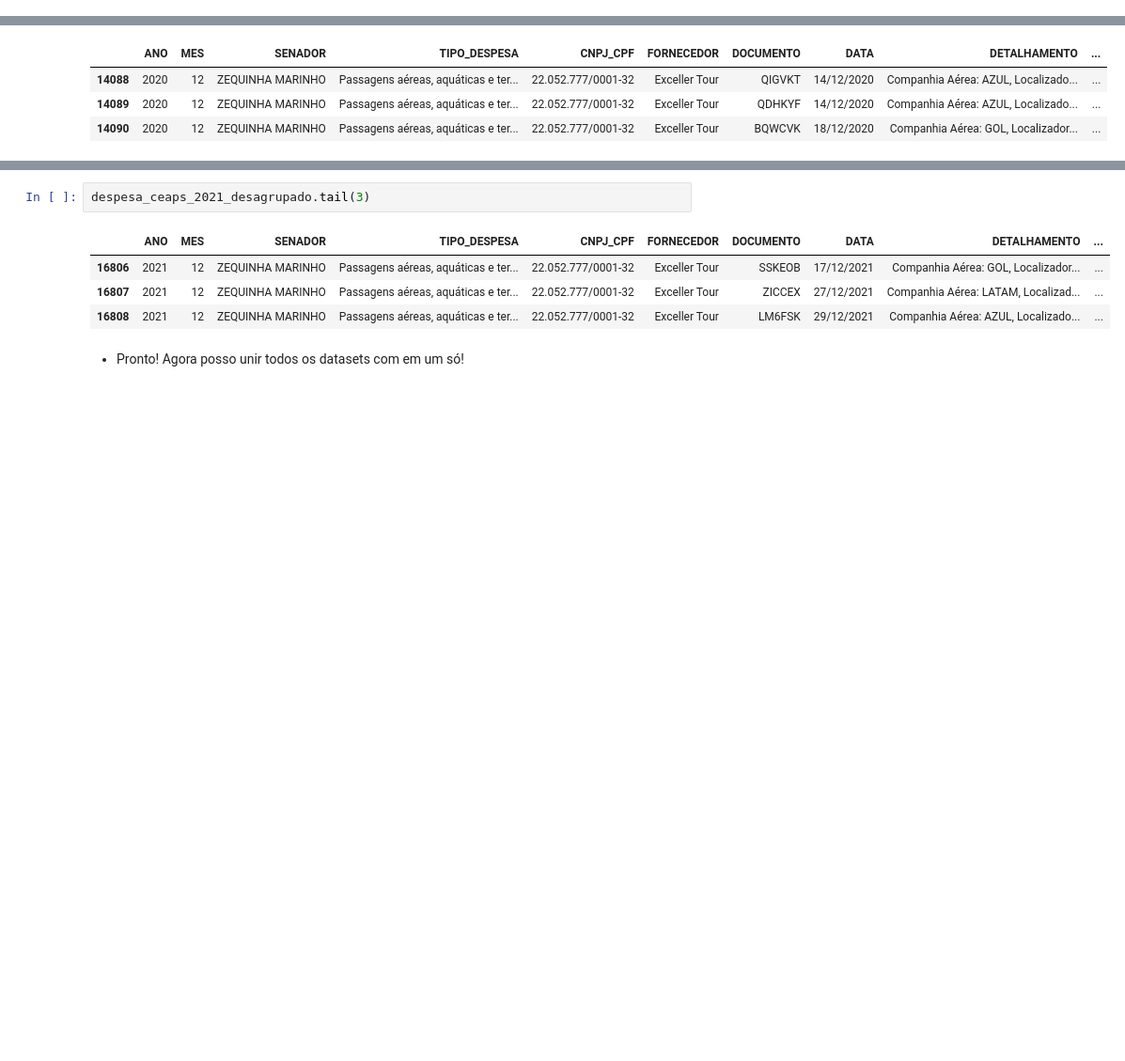
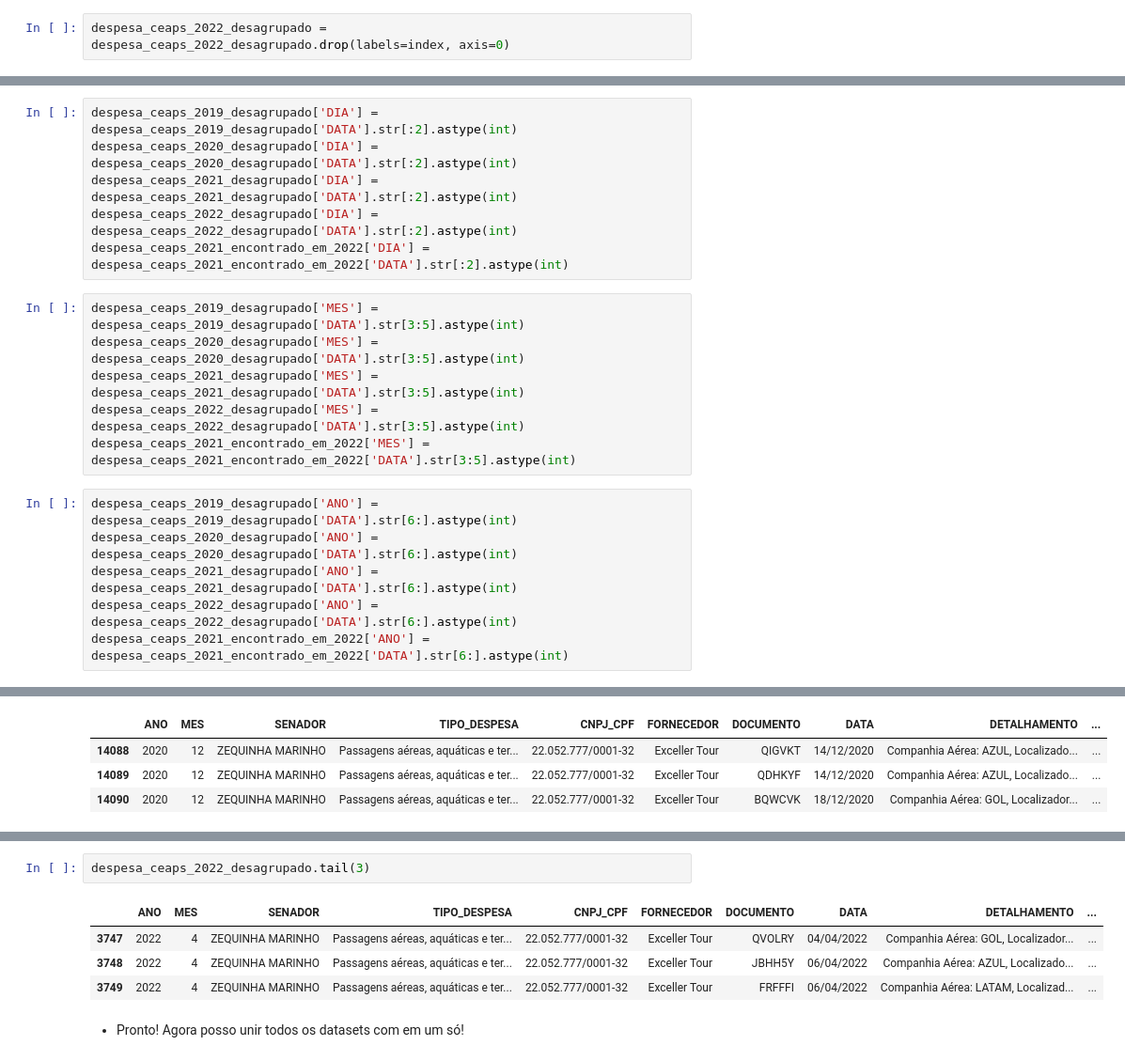
Before and after one commit to brenoakihiromorimoto/portf-lio, a Jupyter notebook: #7DaysOfCode/dia_1_Data_Cleaning_and_Preparation.ipynb, the cells around one changed output, grey strips where cells are left out. Shown: that part at 94% size. Cells and saved outputs as stored; diff of their text form; blank space fills up the shorter version.

```diff
--- a/#7DaysOfCode/dia_1_Data_Cleaning_and_Preparation.ipynb
+++ b/#7DaysOfCode/dia_1_Data_Cleaning_and_Preparation.ipynb
@@ -347,0 +435,2 @@ despesa_2022: (3749, 13) despesa_2022_sem_duplicados: (3749, 13)
+# %%
+despesa_ceaps_2022_desagrupado = despesa_ceaps_2022_desagrupado.drop(labels=index, axis=0)
@@ -348,3 +439,21 @@ despesa_2022: (3749, 13) despesa_2022_sem_duplicados: (3749, 13)
+# %%
+despesa_ceaps_2019_desagrupado['DIA'] = despesa_ceaps_2019_desagrupado['DATA'].str[:2].astype(int)
+despesa_ceaps_2020_desagrupado['DIA'] = despesa_ceaps_2020_desagrupado['DATA'].str[:2].astype(int)
+despesa_ceaps_2021_desagrupado['DIA'] = despesa_ceaps_2021_desagrupado['DATA'].str[:2].astype(int)
+despesa_ceaps_2022_desagrupado['DIA'] = despesa_ceaps_2022_desagrupado['DATA'].str[:2].astype(int)
+despesa_ceaps_2021_encontrado_em_2022['DIA'] = despesa_ceaps_2021_encontrado_em_2022['DATA'].str[:2].astype(int)
+# %%
+despesa_ceaps_2019_desagrupado['MES'] = despesa_ceaps_2019_desagrupado['DATA'].str[3:5].astype(int)
+despesa_ceaps_2020_desagrupado['MES'] = despesa_ceaps_2020_desagrupado['DATA'].str[3:5].astype(int)
+despesa_ceaps_2021_desagrupado['MES'] = despesa_ceaps_2021_desagrupado['DATA'].str[3:5].astype(int)
+despesa_ceaps_2022_desagrupado['MES'] = despesa_ceaps_2022_desagrupado['DATA'].str[3:5].astype(int)
+despesa_ceaps_2021_encontrado_em_2022['MES'] = despesa_ceaps_2021_encontrado_em_2022['DATA'].str[3:5].astype(int)
+# %%
+despesa_ceaps_2019_desagrupado['ANO'] = despesa_ceaps_2019_desagrupado['DATA'].str[6:].astype(int)
+despesa_ceaps_2020_desagrupado['ANO'] = despesa_ceaps_2020_desagrupado['DATA'].str[6:].astype(int)
+despesa_ceaps_2021_desagrupado['ANO'] = despesa_ceaps_2021_desagrupado['DATA'].str[6:].astype(int)
+despesa_ceaps_2022_desagrupado['ANO'] = despesa_ceaps_2022_desagrupado['DATA'].str[6:].astype(int)
+despesa_ceaps_2021_encontrado_em_2022['ANO'] = despesa_ceaps_2021_encontrado_em_2022['DATA'].str[6:].astype(int)
 # %% [markdown]
 ## Visão geral dos datasets.
 # %%
@@ -475,12 +572,12 @@ despesa_ceaps_2021_desagrupado.head(3)
 | 2 | 2021 | 1 | ACIR GURGACZ | Aluguel de imóveis para escritóri... | 062.135.728-64 | FERNANDO WALDEIR PACINI e ANA LUC... | 01/2021 | 05/01/2021 | Despesa com pagamento de aluguel ... | ... |
 | 3 | 2021 | 1 | ACIR GURGACZ | Aluguel de imóveis para escritóri... | 004.948.028-63 | GILBERTO PISELO DO NASCIMENTO | 001/21 | 06/01/2021 | Despesa com aluguel de imóvel par... | ... |
 # %%
-despesa_ceaps_2021_desagrupado.tail(3)
+despesa_ceaps_2022_desagrupado.tail(3)
 # %% [output]
 |  | ANO | MES | SENADOR | TIPO_DESPESA | CNPJ_CPF | FORNECEDOR | DOCUMENTO | DATA | DETALHAMENTO | ... |
-| 16806 | 2021 | 12 | ZEQUINHA MARINHO | Passagens aéreas, aquáticas e ter... | 22.052.777/0001-32 | Exceller Tour | SSKEOB | 17/12/2021 | Companhia Aérea: GOL, Localizador... | ... |
-| 16807 | 2021 | 12 | ZEQUINHA MARINHO | Passagens aéreas, aquáticas e ter... | 22.052.777/0001-32 | Exceller Tour | ZICCEX | 27/12/2021 | Companhia Aérea: LATAM, Localizad... | ... |
-| 16808 | 2021 | 12 | ZEQUINHA MARINHO | Passagens aéreas, aquáticas e ter... | 22.052.777/0001-32 | Exceller Tour | LM6FSK | 29/12/2021 | Companhia Aérea: AZUL, Localizado... | ... |
+| 3747 | 2022 | 4 | ZEQUINHA MARINHO | Passagens aéreas, aquáticas e ter... | 22.052.777/0001-32 | Exceller Tour | QVOLRY | 04/04/2022 | Companhia Aérea: GOL, Localizador... | ... |
+| 3748 | 2022 | 4 | ZEQUINHA MARINHO | Passagens aéreas, aquáticas e ter... | 22.052.777/0001-32 | Exceller Tour | JBHH5Y | 06/04/2022 | Companhia Aérea: AZUL, Localizado... | ... |
+| 3749 | 2022 | 4 | ZEQUINHA MARINHO | Passagens aéreas, aquáticas e ter... | 22.052.777/0001-32 | Exceller Tour | FRFFFI | 06/04/2022 | Companhia Aérea: LATAM, Localizad... | ... |
 # %% [markdown]
 * Pronto! Agora posso unir todos os datasets com em um só!
 # %% [markdown]
```
Also changed, not shown: parts of 34 cells of this notebook.
